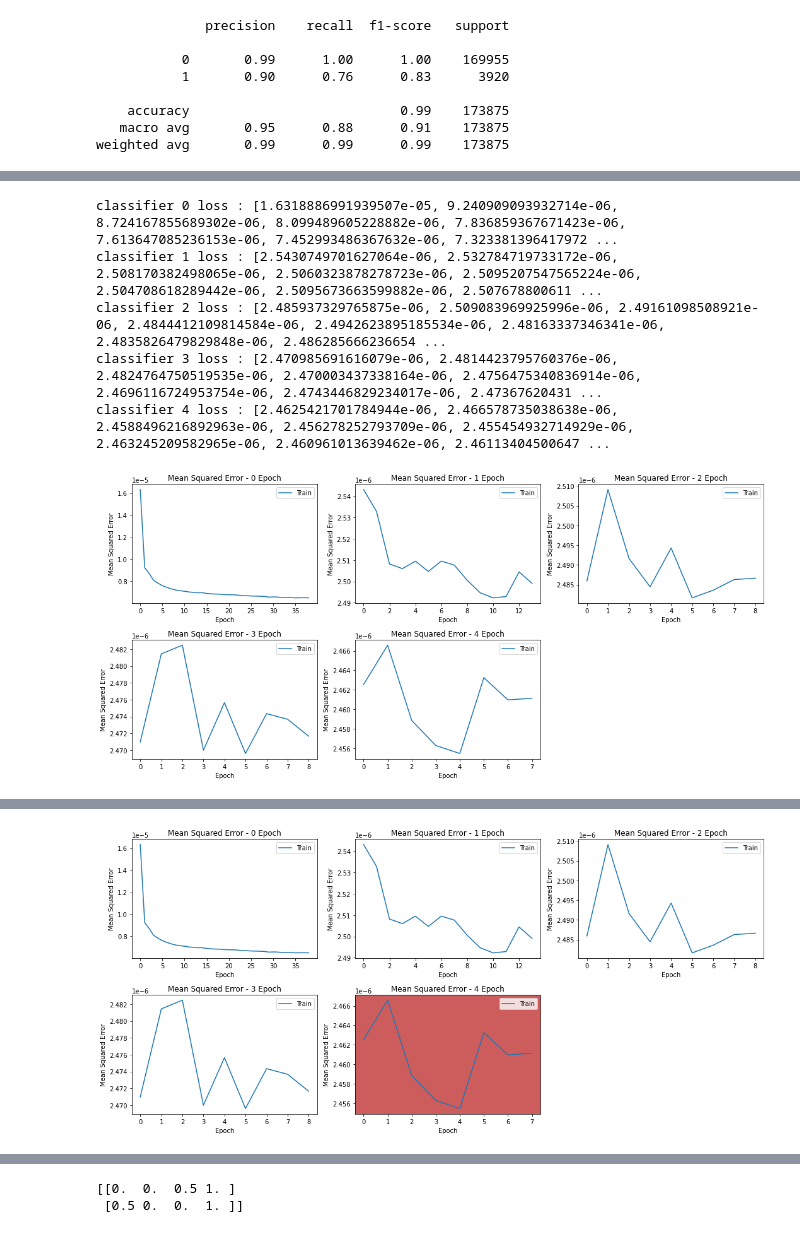
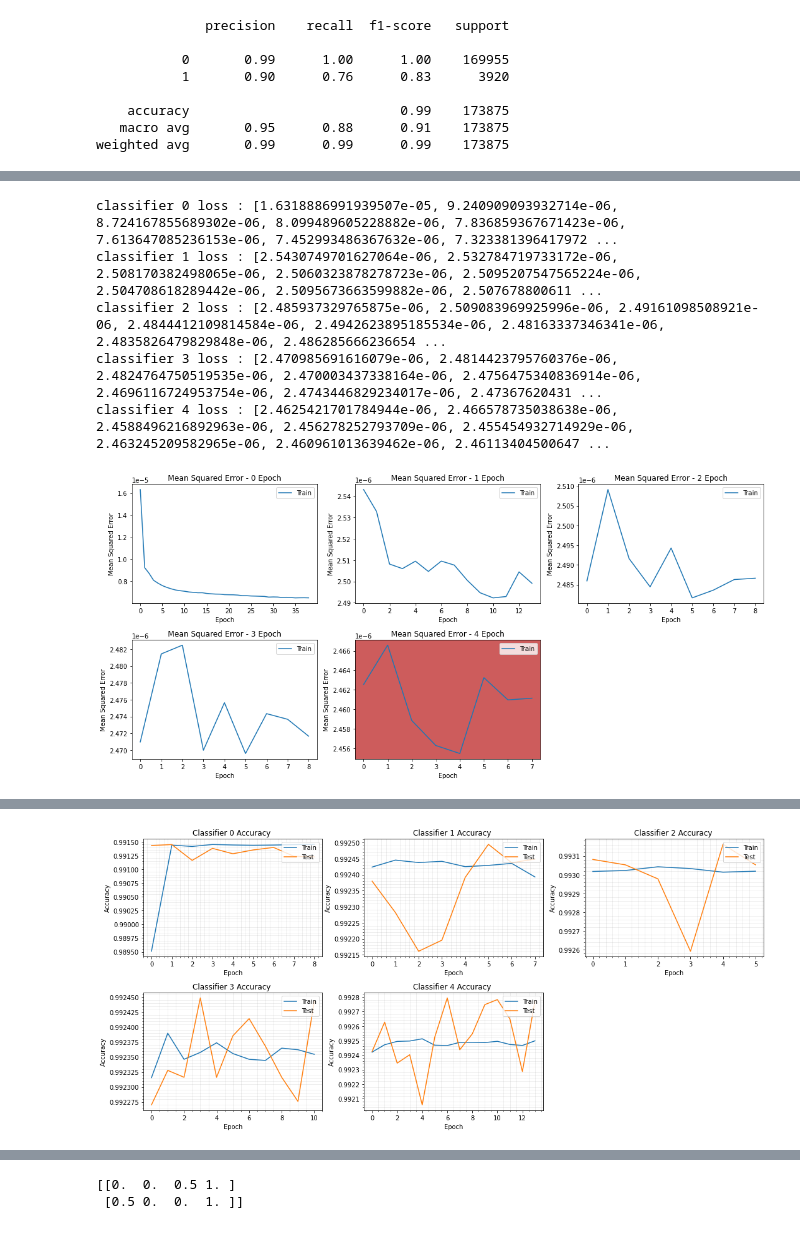
Before and after one commit to MarinaSJ/autoencoder, a Jupyter notebook: classification/leblon_analysis.ipynb, the cells around one changed output, grey strips where cells are left out. Drawn from its saved outputs; the diff is of its cells as text; code cells hidden in the pictures.

```diff
--- a/classification/leblon_analysis.ipynb
+++ b/classification/leblon_analysis.ipynb
@@ -43,8 +41,11 @@ Input dimension - 100
 # %%
 cv = StratifiedKFold(n_splits=10, random_state=512, shuffle=True)
 # %%
-DATA17_PATH = f'/home/marina.juca/data/data17_13TeV.AllPeriods.sgn.probes_lhmedium_EGAM1.bkg.VProbes_EGAM7.GRL_v97/data17_13TeV.AllPeriods.sgn.probes_lhmedium_EGAM1.bkg.VProbes_EGAM7.GRL_v97_et4_eta0.npz'
-DATAMC16_PATH = '/home/marina.juca/data/mc16_13TeV.302236_309995_341330.sgn.boosted_probes.WZ_llqq_plus_radion_ZZ_llqq_plus_ggH3000.merge.25bins.v2_et4_eta0.npz'
+iet = 4
+ieta = 0
+
+DATA17_PATH = f'/home/marina.juca/cern_data/others/files/data17_13TeV.AllPeriods.sgn.probes_lhmedium_EGAM1.bkg.VProbes_EGAM7.GRL_v97/data17_13TeV.AllPeriods.sgn.probes_lhmedium_EGAM1.bkg.VProbes_EGAM7.GRL_v97_et{iet}_eta{ieta}.npz'
+DATAMC16_PATH = f'/home/marina.juca/cern_data/data17_13TeV/files/mc16_13TeV.302236_309995_341330.sgn.boosted_probes.WZ_llqq_plus_radion_ZZ_llqq_plus_ggH3000.merge.25bins.v2/mc16_13TeV.302236_309995_341330.sgn.boosted_probes.WZ_llqq_plus_radion_ZZ_llqq_plus_ggH3000.merge.25bins.v2_et{iet}_eta{ieta}.npz'
 
 d17 = loadfile(DATA17_PATH)
 mc16 = loadfile(DATAMC16_PATH)
@@ -411,16 +702,18 @@ for idx in range(len(os.listdir(picklespath))):
         print(f'classifier {idx} loss : {loss}')
         axs[row,col].plot(rec_hist['loss'], label='Train')
         #plt.plot(rec_hist['val_loss'], label='Test')
+        plt.grid()
         axs[row,col].set_title(f'Mean Squared Error - {idx} Epoch')
         axs[row,col].set_xlabel('Epoch')
         axs[row,col].set_ylabel('Mean Squared Error')
         axs[row, col].legend(loc='upper right')
         plt.savefig(f'leblonrctmse{idx}.png')
 
+axs[1,1].set_facecolor("indianred")
 fig.delaxes(axs[1][2])
 
 plt.tight_layout()
-plt.savefig(f'./spits/plots/leblonrctmse{idx}.pdf')
+plt.savefig(f'./spits/plots/leblonrctmsered.pdf')
 plt.show()
 # %% [output]
 classifier 0 loss : [1.6318886991939507e-05, 9.240909093932714e-06, 8.724167855689302e-06, 8.099489605228882e-06, 7.836859367671423e-06, 7.613647085236153e-06, 7.452993486367632e-06, 7.323381396417972 ...
@@ -428,9 +721,8 @@ classifier 1 loss : [2.5430749701627064e-06, 2.532784719733172e-06, 2.5081703824
 classifier 2 loss : [2.485937329765875e-06, 2.509083969925996e-06, 2.49161098508921e-06, 2.4844412109814584e-06, 2.4942623895185534e-06, 2.48163337346341e-06, 2.4835826479829848e-06, 2.486285666236654 ...
 classifier 3 loss : [2.470985691616079e-06, 2.4814423795760376e-06, 2.4824764750519535e-06, 2.470003437338164e-06, 2.4756475340836914e-06, 2.4696116724953754e-06, 2.4743446829234017e-06, 2.47367620431 ...
 classifier 4 loss : [2.4625421701784944e-06, 2.466578735038638e-06, 2.4588496216892963e-06, 2.456278252793709e-06, 2.455454932714929e-06, 2.463245209582965e-06, 2.460961013639462e-06, 2.46113404500647 ...
-[figure, old version]
+[figure, new version]
 # %%
-picklespath = './spits/trainings/et4eta0/fold0/pickle/'
 
 # Define the number of columns and rows for the grid
 num_columns = 3  # You can adjust this based on your preference
@@ -443,25 +735,34 @@ fig.subplots_adjust(hspace=0.5)  # Adjust vertical spacing
 for idx in range(len(os.listdir(picklespath))):
     row = idx // num_columns
     col = idx % num_columns
-    with open(f'%s/modelhists_{idx}.pickle'%(picklespath), 'rb') as f:
+    with open(f'%smodelhists_{idx}.pickle'%(picklespath), 'rb') as f:
         u = pickle._Unpickler(f)
         u.encoding = 'latin1'
         [rec_hist, clf_hist] = u.load()
+        accuracy = clf_hist['accuracy']
+        print(f'classifier {idx} accuracy : {accuracy}')
 
-        loss = rec_hist['loss']
-        print(f'classifier {idx} loss : {loss}')
-        axs[row,col].plot(rec_hist['loss'], label='Train')
-        #plt.plot(rec_hist['val_loss'], label='Test')
-        axs[row,col].set_title(f'Mean Squared Error - {idx} Epoch')
-        axs[row,col].set_xlabel('Epoch')
-        axs[row,col].set_ylabel('Mean Squared Error')
+        axs[row,col].plot(clf_hist['accuracy'], label='Train')
+        axs[row,col].plot(clf_hist['val_accuracy'], label='Test')
+        axs[row,col].grid(which = "minor", alpha = 0.25)
+        axs[row,col].minorticks_on()
+        axs[row, col].set_title(f'Classifier {idx} Accuracy ')
+        axs[row, col].set_xlabel('Epoch')
+        axs[row, col].set_ylabel('Accuracy')
         axs[row, col].legend(loc='upper right')
-        plt.savefig(f'leblonrctmse{idx}.png')
 
-axs[1,1].set_facecolor("indianred")
+
+#         loss = clf_hist['loss']
+#         print(f'classifier {idx} loss : {loss}')
+#         axs[row,col].plot(clf_hist['loss'], label='Train')
+#         axs[row,col].plot(clf_hist['val_loss'], label='Test')
+#         axs[row,col].set_title(f'Mean Squared Error {idx}')
+#         axs[row,col].set_xlabel('Epoch')
+#         axs[row,col].set_ylabel('Mean Squared Error')
+#         axs[row, col].legend(loc='upper right')
 fig.delaxes(axs[1][2])
 
 plt.tight_layout()
-plt.savefig(f'./spits/plots/leblonrctmsered.pdf')
+plt.savefig('./spits/plots/classificationplots.pdf')
 plt.show()
 # %% [output]
@@ -473 +774 @@ classifier 4 loss : [2.4625421701784944e-06, 2.466578735038638e-06, 2.4588496216
-[figure, old version]
+[figure, new version]
```
Also changed, not shown: parts of 20 cells of this notebook, 1 other file.
